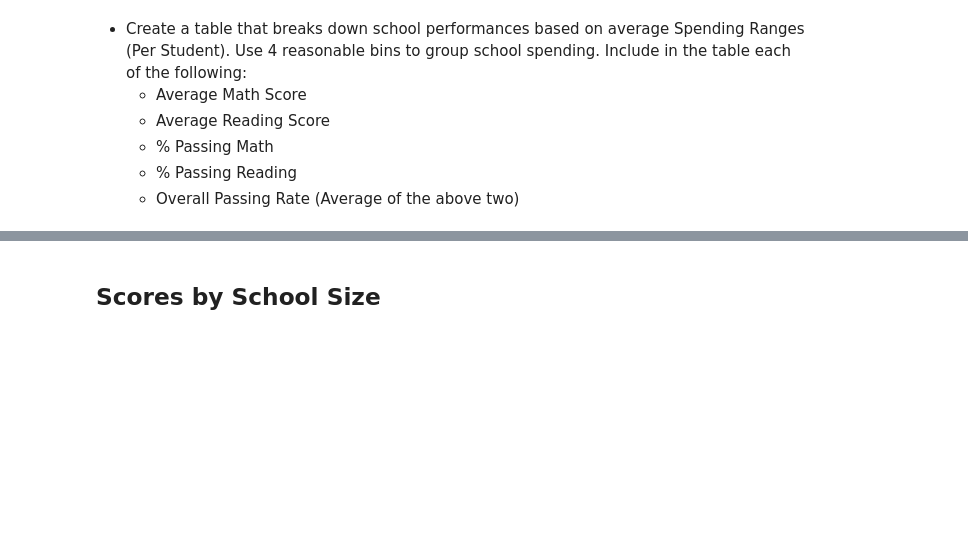
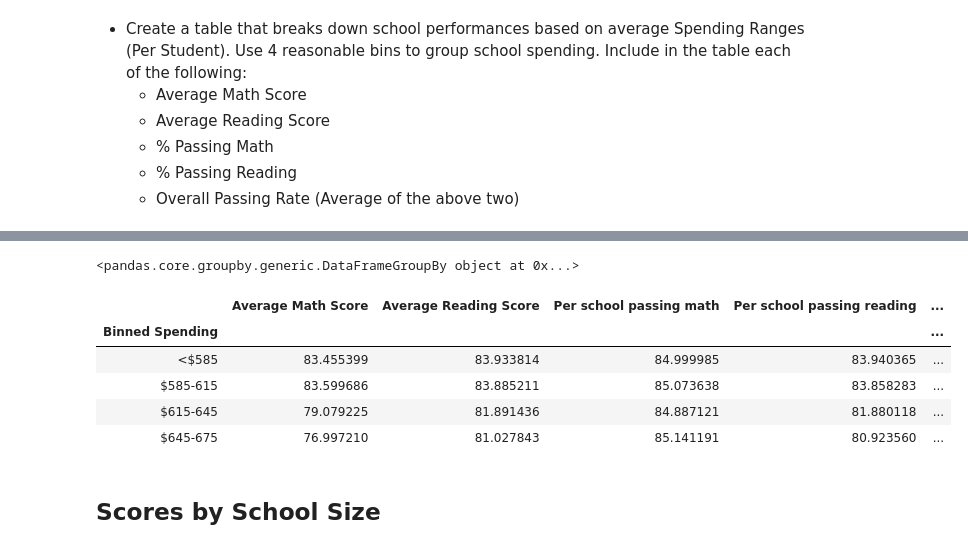
Before and after one commit to RaveElevator/Pandas_Challenge, a Jupyter notebook: PyCitySchools_starter.ipynb, the cells around one changed output, grey strips where cells are left out. Cells and saved outputs as stored; diff of their text form; code cells hidden in the pictures; blank space fills up the shorter version.

```diff
--- a/PyCitySchools_starter.ipynb
+++ b/PyCitySchools_starter.ipynb
@@ -286,5 +288,5 @@ avg_reading_score_by_grade.head()
   * Overall Passing Rate (Average of the above two)
 # %%
 # Sample bins. Feel free to create your own bins.
-spending_bins = [0, 585, 615, 645, 675]
+bins = [0, 585, 615, 645, 675]
 group_names = ["<$585", "$585-615", "$615-645", "$645-675"]
@@ -296,0 +293,4 @@ TypeError: 'DataFrame' object is not callable
+# %%
+top_performing_schools['Binned Spending'] = pd.cut(top_performing_schools["Per Student Budget"], bins, labels=group_names)
+#top_performing_schools['Binned Spending']
+top_performing_schools.head()
@@ -297,7 +315,19 @@ TypeError: 'DataFrame' object is not callable
+# %%
+# Create a GroupBy object based upon "Binned Spending"
+binned_group = top_performing_schools.groupby("Binned Spending")
+binned_group
+# %% [output]
+<pandas.core.groupby.generic.DataFrameGroupBy object at 0x...>
 # %%
 # Creating a group based off of the bins
-df = df.groupby("Test Score")
-df.max()
+binned_group[["Average Math Score", "Average Reading Score","Per school passing math","Per school passing reading","Overall Passing"]].mean()
+# %% [output]
+|  | Average Math Score | Average Reading Score | Per school passing math | Per school passing reading | ... |
+| Binned Spending |  |  |  |  | ... |
+| <$585 | 83.455399 | 83.933814 | 84.999985 | 83.940365 | ... |
+| $585-615 | 83.599686 | 83.885211 | 85.073638 | 83.858283 | ... |
+| $615-645 | 79.079225 | 81.891436 | 84.887121 | 81.880118 | ... |
+| $645-675 | 76.997210 | 81.027843 | 85.141191 | 80.923560 | ... |
 # %% [markdown]
 ## Scores by School Size
 # %% [markdown]
```
Also changed, not shown: parts of 9 cells of this notebook.
